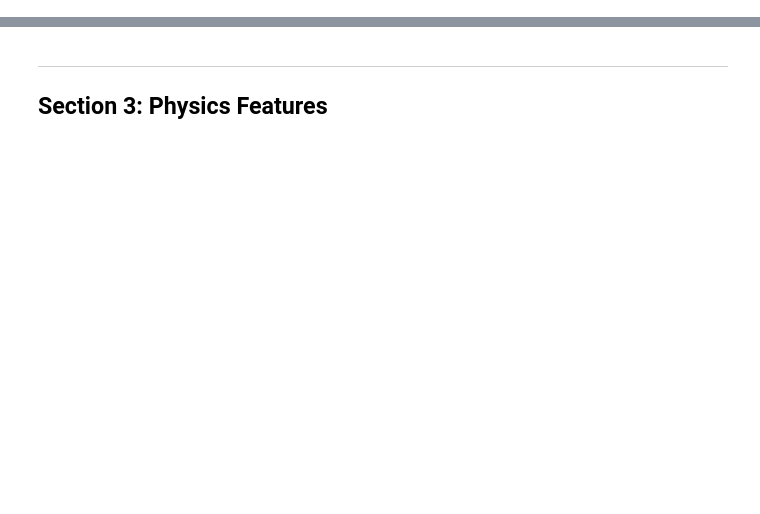
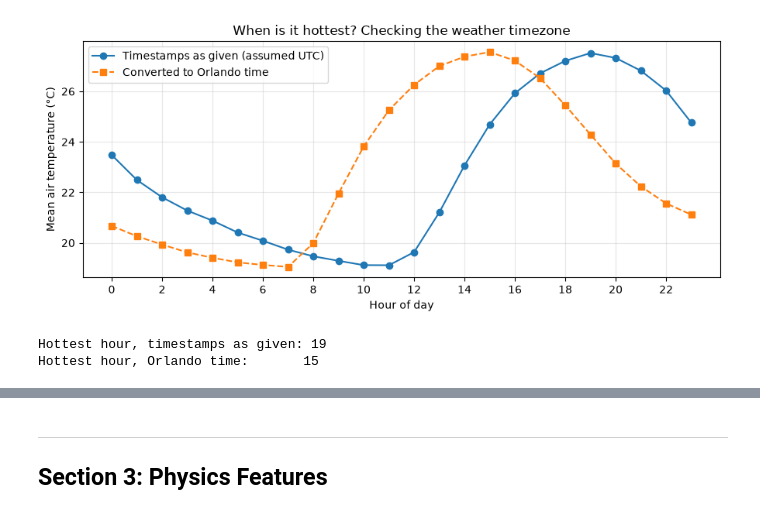
Before and after one commit to Data-Laur/cooling-check, a Jupyter notebook: cooling_check.ipynb, the cells around one changed output, grey strips where cells are left out. Drawn from its saved outputs; the diff is of its cells as text; code cells hidden in the pictures; blank space fills up the shorter version.

```diff
--- a/cooling_check.ipynb
+++ b/cooling_check.ipynb
@@ -245,0 +168,27 @@ Let's calculate both:
+# %%
+wx = weather_raw[weather_raw['site_id'] == SITE_ID].copy()
+wx['ts_utc'] = pd.to_datetime(wx['timestamp']).dt.tz_localize('UTC')
+wx['ts_local'] = wx['ts_utc'].dt.tz_convert('America/New_York')
+
+by_hour_utc = wx.groupby(wx['ts_utc'].dt.hour)['air_temperature'].mean()
+by_hour_local = wx.groupby(wx['ts_local'].dt.hour)['air_temperature'].mean()
+
+fig, ax = plt.subplots(figsize=(9, 4))
+ax.plot(by_hour_utc.index, by_hour_utc.values, 'o-', label='Timestamps as given (assumed UTC)')
+ax.plot(by_hour_local.index, by_hour_local.values, 's--', label='Converted to Orlando time')
+ax.set_xticks(range(0, 24, 2))
+ax.set_xlabel('Hour of day')
+ax.set_ylabel('Mean air temperature (°C)')
+ax.set_title('When is it hottest? Checking the weather timezone')
+ax.legend()
+ax.grid(alpha=0.3)
+plt.tight_layout()
+plt.savefig('figures/site0_timezone_check.png', dpi=120)
+plt.show()
+
+print("Hottest hour, timestamps as given:", by_hour_utc.idxmax())
+print("Hottest hour, Orlando time:      ", by_hour_local.idxmax())
+# %% [output]
+[figure, added]
+Hottest hour, timestamps as given: 19
+Hottest hour, Orlando time:       15
```
Also changed, not shown: parts of 32 cells of this notebook, 2 other files.
